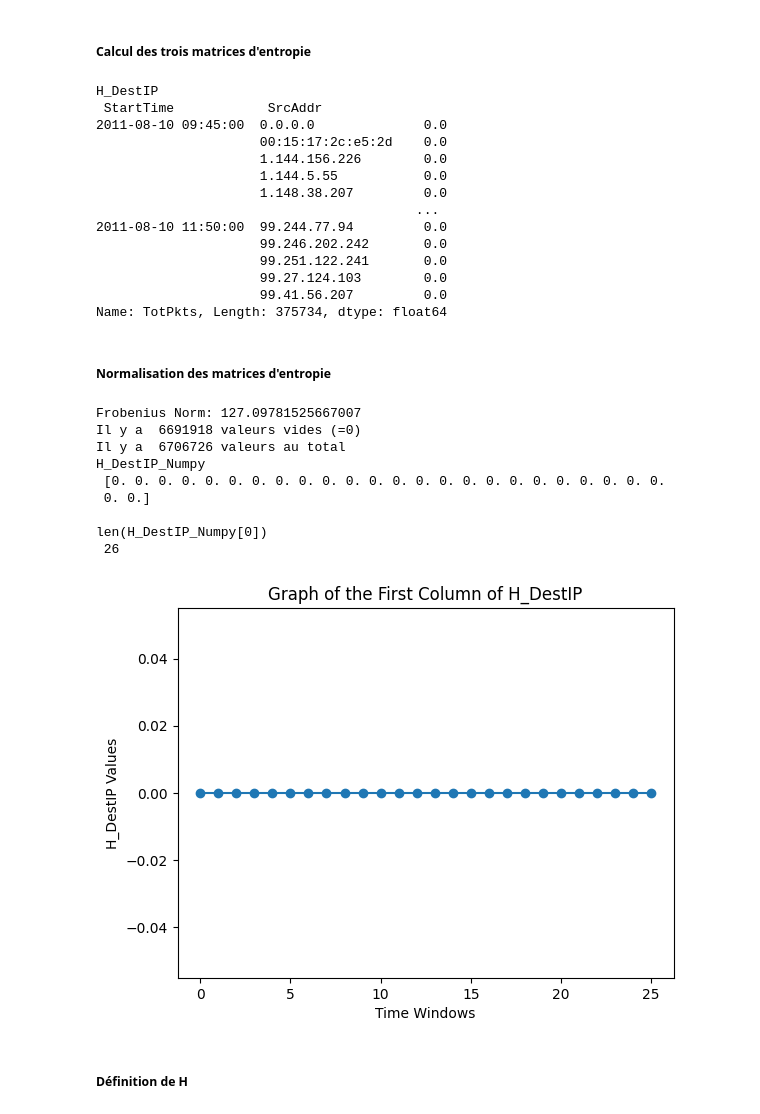
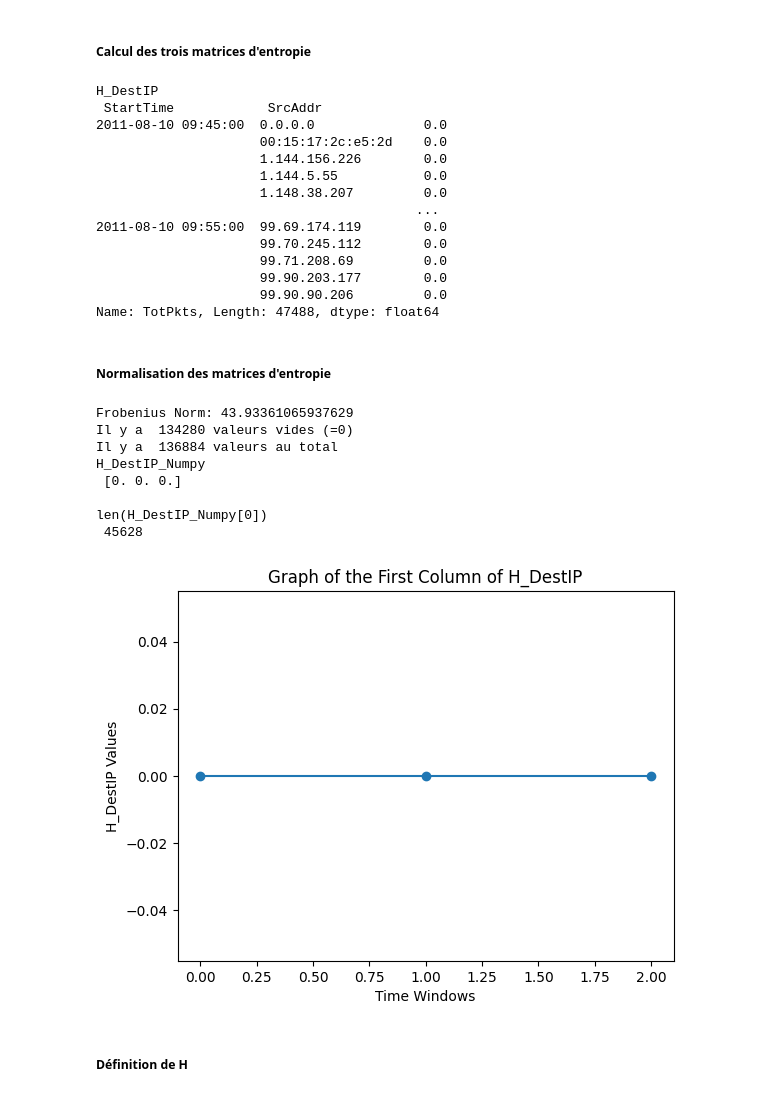
Before and after one commit to Veccoy/DetectIntrusion, a Jupyter notebook: LakhinaEntropy.ipynb, the cells around one changed output. Cells and saved outputs as stored; diff of their text form; code cells hidden in the pictures.

```diff
--- a/LakhinaEntropy.ipynb
+++ b/LakhinaEntropy.ipynb
@@ -394,7 +394,7 @@ def partial_entropy(serie):
     return np.sum(serie * np.log2(serie))
 
 # scenario = testScenario(scenario)
-odFlows = getOdFlows(scenario[:1000000], 'DstAddr', 5)
+odFlows = getOdFlows(scenario[:100000], 'DstAddr', 5)
 gb = odFlows.groupby(['StartTime', 'SrcAddr'])
 S = gb.sum()
 partial_entropy = gb.agg(partial_entropy)
@@ -423,12 +423,12 @@ H_DestIP
                      1.144.5.55           0.0
                      1.148.38.207         0.0
                                          ...
-2011-08-10 11:50:00  99.244.77.94         0.0
-                     99.246.202.242       0.0
-                     99.251.122.241       0.0
-                     99.27.124.103        0.0
-                     99.41.56.207         0.0
-Name: TotPkts, Length: 375734, dtype: float64
+2011-08-10 09:55:00  99.69.174.119        0.0
+                     99.70.245.112        0.0
+                     99.71.208.69         0.0
+                     99.90.203.177        0.0
+                     99.90.90.206         0.0
+Name: TotPkts, Length: 47488, dtype: float64
 # %% [markdown]
 ##### Normalisation des matrices d'entropie
 # %%
@@ -445,27 +445,26 @@ H_DestIP_Numpy/=frobenius_norm
 print("H_DestIP_Numpy\n", H_DestIP_Numpy[:, 0],"\n")
 print("len(H_DestIP_Numpy[0])\n", len(H_DestIP_Numpy[0]),"\n")
 # %% [output]
-Frobenius Norm: 127.09781525667007
-Il y a  6691918 valeurs vides (=0)
-Il y a  6706726 valeurs au total
+Frobenius Norm: 43.93361065937629
+Il y a  134280 valeurs vides (=0)
+Il y a  136884 valeurs au total
 H_DestIP_Numpy
- [0. 0. 0. 0. 0. 0. 0. 0. 0. 0. 0. 0. 0. 0. 0. 0. 0. 0. 0. 0. 0. 0. 0. 0.
- 0. 0.]
+ [0. 0. 0.]
 
 len(H_DestIP_Numpy[0])
- 26
+ 45628
 # %%
 # Extract the first column
-first_column = H_DestIP_Numpy[:,103333]
+first_column = H_DestIP_Numpy[:,0]
 
 # Plot the first column
 plt.plot(first_column, marker='o', linestyle='-')
 plt.xlabel('Time Windows')
 plt.ylabel('H_DestIP Values')
 plt.title('Graph of the First Column of H_DestIP')
 plt.show()
 # %% [output]
-[figure, old version]
+[figure, new version]
 # %% [markdown]
 ##### Définition de H
 # %%
```
Also changed, not shown: parts of 2 cells of this notebook, 1 other file.
